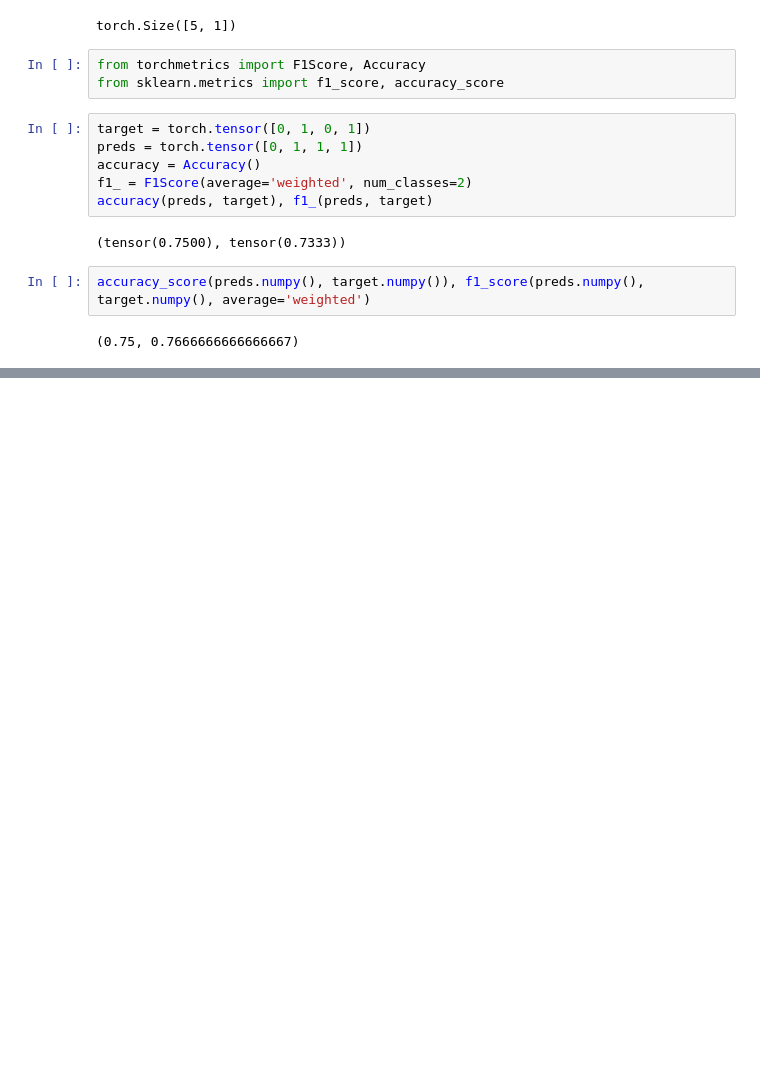
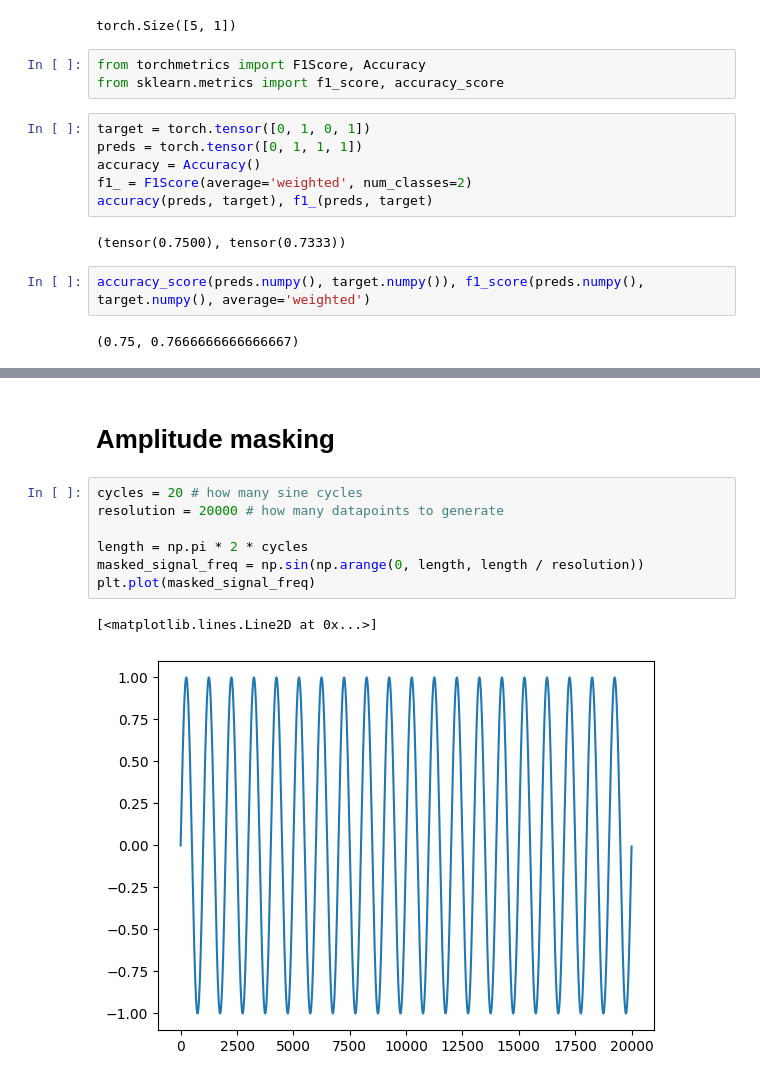
Before and after one commit to AlanConstantine/TPMER, a Jupyter notebook: test.ipynb, the cells around one changed output, grey strips where cells are left out. Saved outputs shown, nothing was run; the diff lists cells and outputs as text; blank space fills up the shorter version.

```diff
--- a/test.ipynb
+++ b/test.ipynb
@@ -677,0 +713,12 @@ accuracy_score(preds.numpy(), target.numpy()), f1_score(preds.numpy(), target.nu
+# %% [markdown]
+# Amplitude masking
+# %%
+cycles = 20 # how many sine cycles
+resolution = 20000 # how many datapoints to generate
+
+length = np.pi * 2 * cycles
+masked_signal_freq = np.sin(np.arange(0, length, length / resolution))
+plt.plot(masked_signal_freq)
+# %% [output]
+[<matplotlib.lines.Line2D at 0x...>]
+[figure, added]
```
Also changed, not shown: parts of 6 cells of this notebook, 7 other files.
